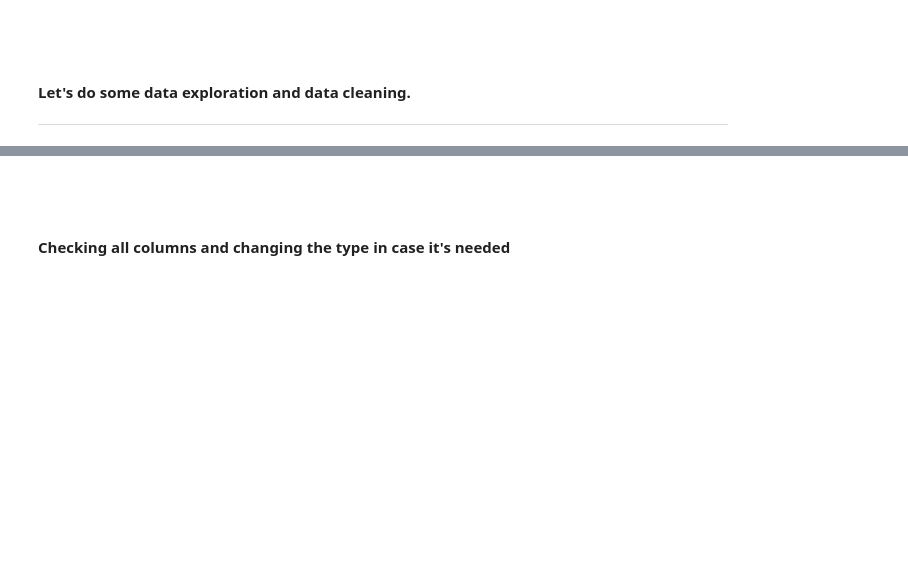
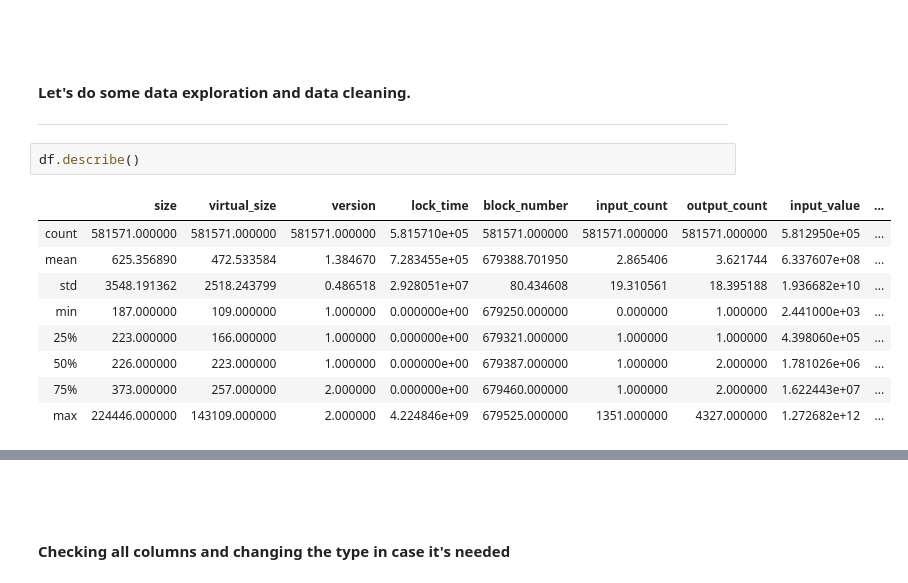
Before and after one commit to CommanderPoe/bitcoin_forensics, a Jupyter notebook: notebooks/03_Data Cleaning & EDA.ipynb, the cells around one changed output, grey strips where cells are left out. Cells and saved outputs as stored; diff of their text form; blank space fills up the shorter version.

```diff
--- a/notebooks/03_Data Cleaning & EDA.ipynb
+++ b/notebooks/03_Data Cleaning & EDA.ipynb
@@ -37,6 +102,18 @@ missingno.matrix(df, figsize = (30,5)) # no missing values
 #### Let's do some data exploration and data cleaning.
 
 ___
+# %%
+df.describe()
+# %% [output]
+|  | size | virtual_size | version | lock_time | block_number | input_count | output_count | input_value | ... |
+| count | 581571.000000 | 581571.000000 | 581571.000000 | 5.815710e+05 | 581571.000000 | 581571.000000 | 581571.000000 | 5.812950e+05 | ... |
+| mean | 625.356890 | 472.533584 | 1.384670 | 7.283455e+05 | 679388.701950 | 2.865406 | 3.621744 | 6.337607e+08 | ... |
+| std | 3548.191362 | 2518.243799 | 0.486518 | 2.928051e+07 | 80.434608 | 19.310561 | 18.395188 | 1.936682e+10 | ... |
+| min | 187.000000 | 109.000000 | 1.000000 | 0.000000e+00 | 679250.000000 | 0.000000 | 1.000000 | 2.441000e+03 | ... |
+| 25% | 223.000000 | 166.000000 | 1.000000 | 0.000000e+00 | 679321.000000 | 1.000000 | 1.000000 | 4.398060e+05 | ... |
+| 50% | 226.000000 | 223.000000 | 1.000000 | 0.000000e+00 | 679387.000000 | 1.000000 | 2.000000 | 1.781026e+06 | ... |
+| 75% | 373.000000 | 257.000000 | 2.000000 | 0.000000e+00 | 679460.000000 | 1.000000 | 2.000000 | 1.622443e+07 | ... |
+| max | 224446.000000 | 143109.000000 | 2.000000 | 4.224846e+09 | 679525.000000 | 1351.000000 | 4327.000000 | 1.272682e+12 | ... |
 # %%
 # visualizing the df
 
```
Also changed, not shown: parts of 85 cells of this notebook, 1 other file.
